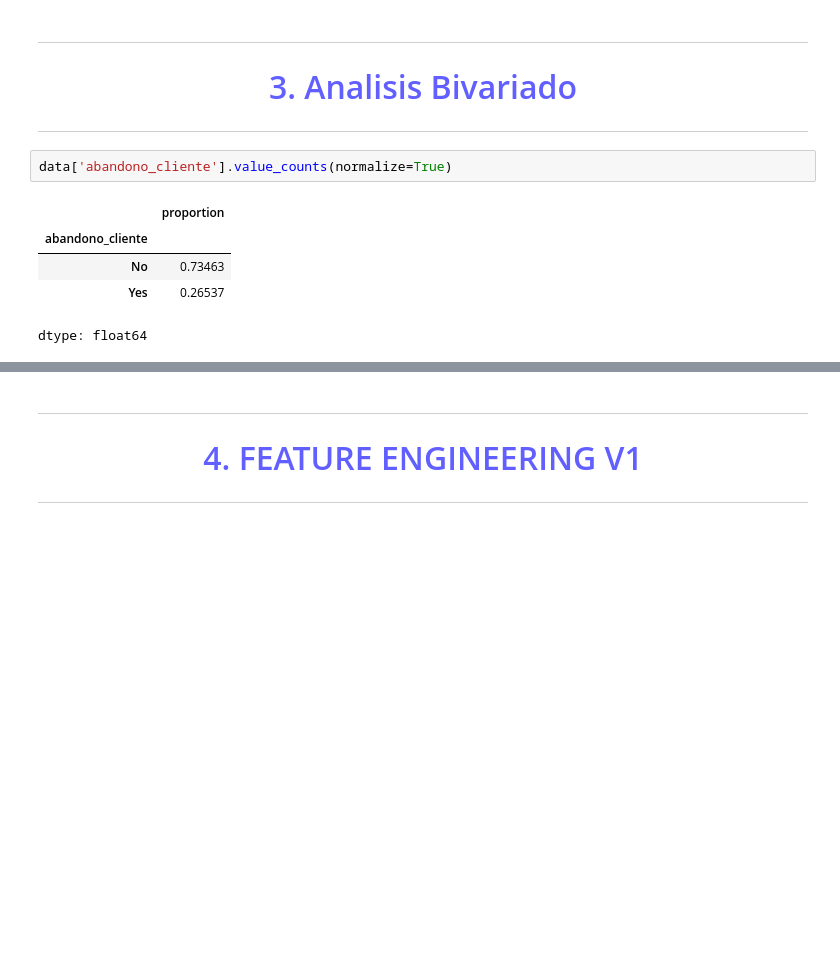
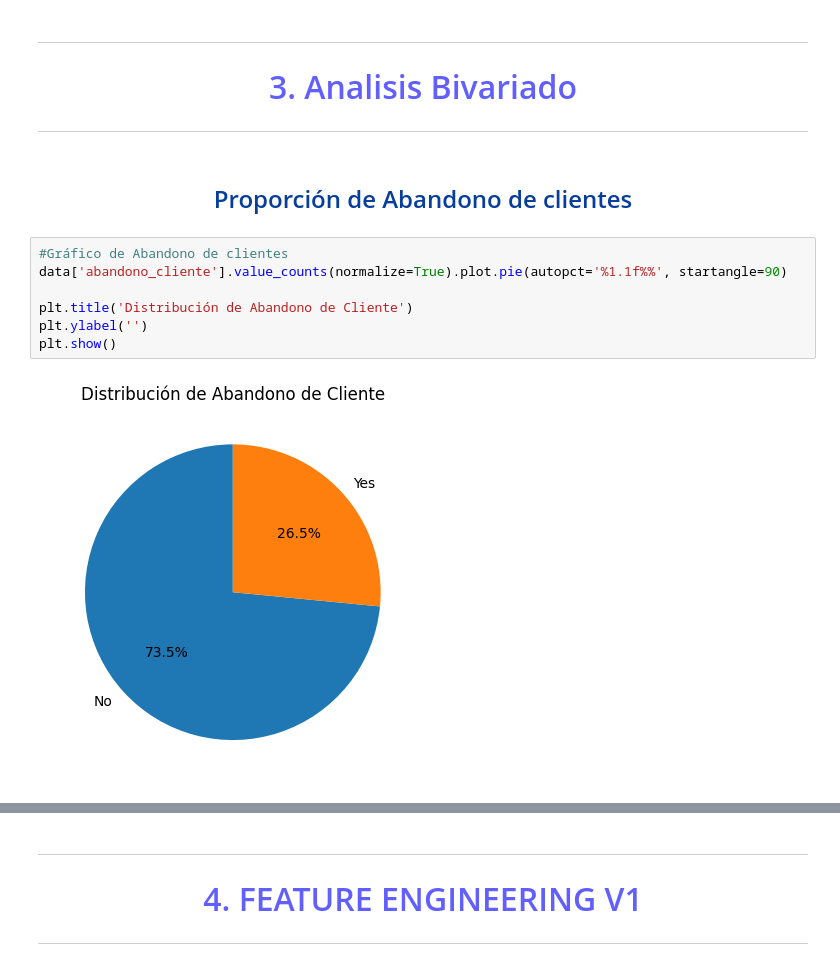
Before and after one commit to r2x4/hackathon, a Jupyter notebook: hackathon.ipynb, the cells around one changed output, grey strips where cells are left out. Drawn from its saved outputs; the diff is of its cells as text; blank space fills up the shorter version.

Commit message:
Modificaciones visuales en gráficos

```diff
--- a/hackathon.ipynb
+++ b/hackathon.ipynb
@@ -179,11 +198,14 @@ plt.show()
 ----
 # <center><font color="#615FFF" size="6">3. Analisis Bivariado </font></center>
 ----
-# %%
-data['abandono_cliente'].value_counts(normalize=True)
-# %% [output]
-|  | proportion |
-| abandono_cliente |  |
-| No | 0.73463 |
-| Yes | 0.26537 |
-dtype: float64
+# %% [markdown]
+# <center><font color="#073E9C" size="5">Proporción de Abandono de clientes </font></center>
+# %%
+#Gráfico de Abandono de clientes
+data['abandono_cliente'].value_counts(normalize=True).plot.pie(autopct='%1.1f%%', startangle=90)
+
+plt.title('Distribución de Abandono de Cliente')
+plt.ylabel('')
+plt.show()
+# %% [output]
+[figure, added]
```
Also changed, not shown: parts of 10 cells of this notebook.
